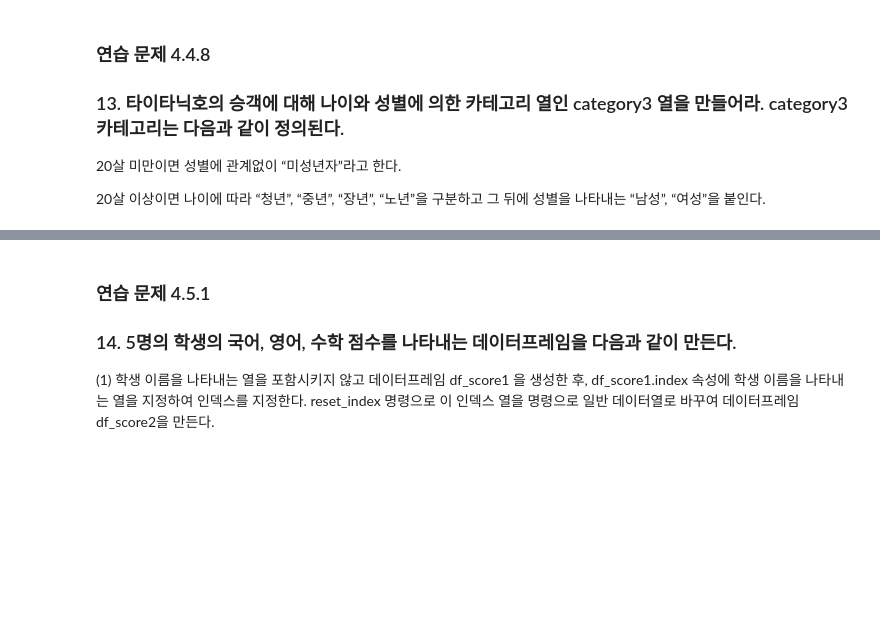
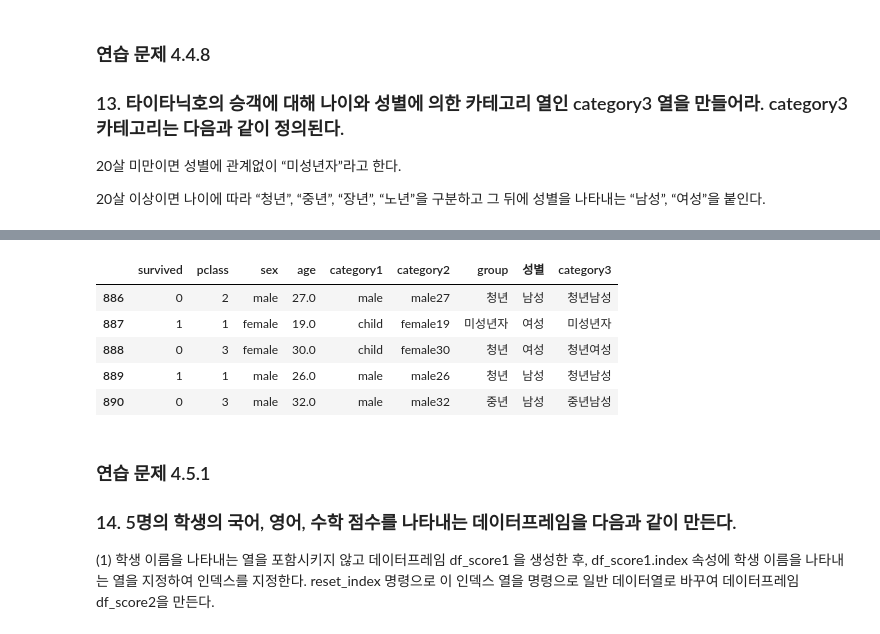
Before and after one commit to youngin0221/Data-Analysis-2021-2, a Jupyter notebook: 02.Pandas/0601_과제.ipynb, the cells around one changed output, grey strips where cells are left out. Drawn from its saved outputs; the diff is of its cells as text; code cells hidden in the pictures; blank space fills up the shorter version.

```diff
--- a/02.Pandas/0601_과제.ipynb
+++ b/02.Pandas/0601_과제.ipynb
@@ -451,6 +468,6 @@ df['비율(%)']
 
 20살 이상이면 나이에 따라 “청년”, “중년”, “장년”, “노년”을 구분하고 그 뒤에 성별을 나타내는 “남성”, “여성”을 붙인다.
 # %%
-titanic['group'] = pd.cut(titanic.age.values,bins, lables=labels)
+titanic['group'] = pd.cut(titanic.age.values, bins, labels=labels)
 titanic.tail()
 # %% [output]
@@ -457,0 +480,3 @@ TypeError: cut() got an unexpected keyword argument 'lables'
+# %%
+titanic['성별'] = titanic.apply(lambda r: '남성' if r.sex == 'male' else '여성', axis=1)
+titanic.tail()
@@ -458,3 +490,16 @@ TypeError: cut() got an unexpected keyword argument 'lables'
+# %%
+titanic['category3'] = titanic.apply(
+    lambda r: r.group + r.성별 if r.age >= 20 else '미성년자',
+    axis=1
+)
+titanic.tail()
+# %% [output]
+|  | survived | pclass | sex | age | category1 | category2 | group | 성별 | category3 |
+| 886 | 0 | 2 | male | 27.0 | male | male27 | 청년 | 남성 | 청년남성 |
+| 887 | 1 | 1 | female | 19.0 | child | female19 | 미성년자 | 여성 | 미성년자 |
+| 888 | 0 | 3 | female | 30.0 | child | female30 | 청년 | 여성 | 청년여성 |
+| 889 | 1 | 1 | male | 26.0 | male | male26 | 청년 | 남성 | 청년남성 |
+| 890 | 0 | 3 | male | 32.0 | male | male32 | 중년 | 남성 | 중년남성 |
 # %% [markdown]
 ### 연습 문제 4.5.1
 ### 14. 5명의 학생의 국어, 영어, 수학 점수를 나타내는 데이터프레임을 다음과 같이 만든다.
```
Also changed, not shown: parts of 18 cells of this notebook, 3 other files.
